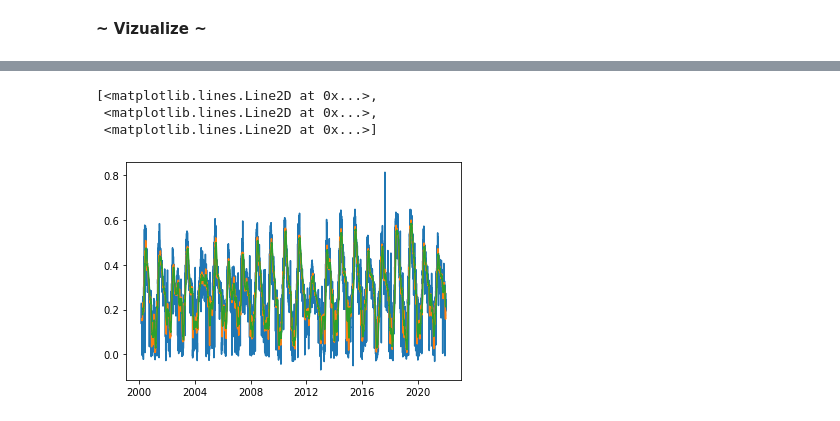
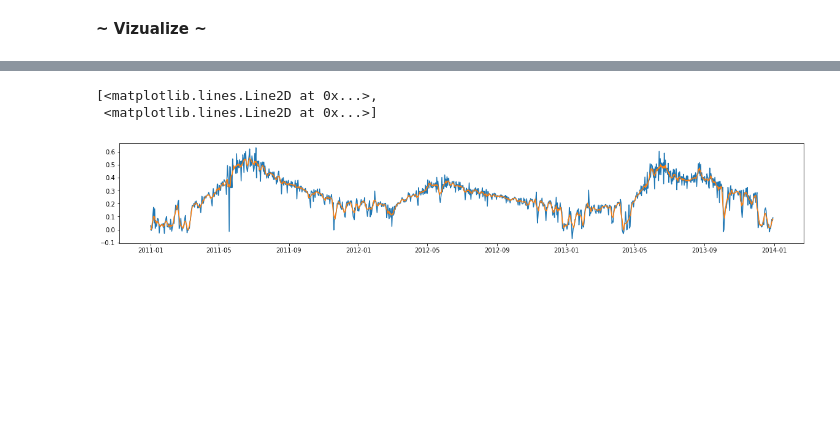
Before and after one commit to anniebritton/Ecological-Drought-ML-Modeling, a Jupyter notebook: Initial_Data_Acquisition.ipynb, the cells around one changed output, grey strips where cells are left out. Saved outputs shown, nothing was run; the diff lists cells and outputs as text; code cells hidden in the pictures; blank space fills up the shorter version.

```diff
--- a/Initial_Data_Acquisition.ipynb
+++ b/Initial_Data_Acquisition.ipynb
@@ -12,7 +14,7 @@ import geemap.foliumap as geemap
 import pandas as pd
 import numpy as np
 import matplotlib.pyplot as plt
-from functools import reduce
+plt.rcParams["figure.figsize"] = (20,3)
 # %%
 # initialise ee, copy and paste the authentication code
 try:
@@ -197,9 +225,7 @@ plt.plot(pdsi_df['2000-01-01':'2021-12-30'])
 # %%
-NDVI_df['SMA15'] = NDVI_df['mean'].rolling(15).mean()
-NDVI_df['SMA30'] = NDVI_df['mean'].rolling(30).mean()
-plt.plot(NDVI_df['2000-01-01':'2021-12-30'])
+NDVI_df['SMA5'] = NDVI_df['mean'].rolling(5, center=True).mean()
+plt.plot(NDVI_df['2011-01-01':'2013-12-30'])
 # %% [output]
 [<matplotlib.lines.Line2D at 0x...>,
- <matplotlib.lines.Line2D at 0x...>,
  <matplotlib.lines.Line2D at 0x...>]
-[figure, old version]
+[figure, new version]
```
Also changed, not shown: parts of 21 cells of this notebook.
